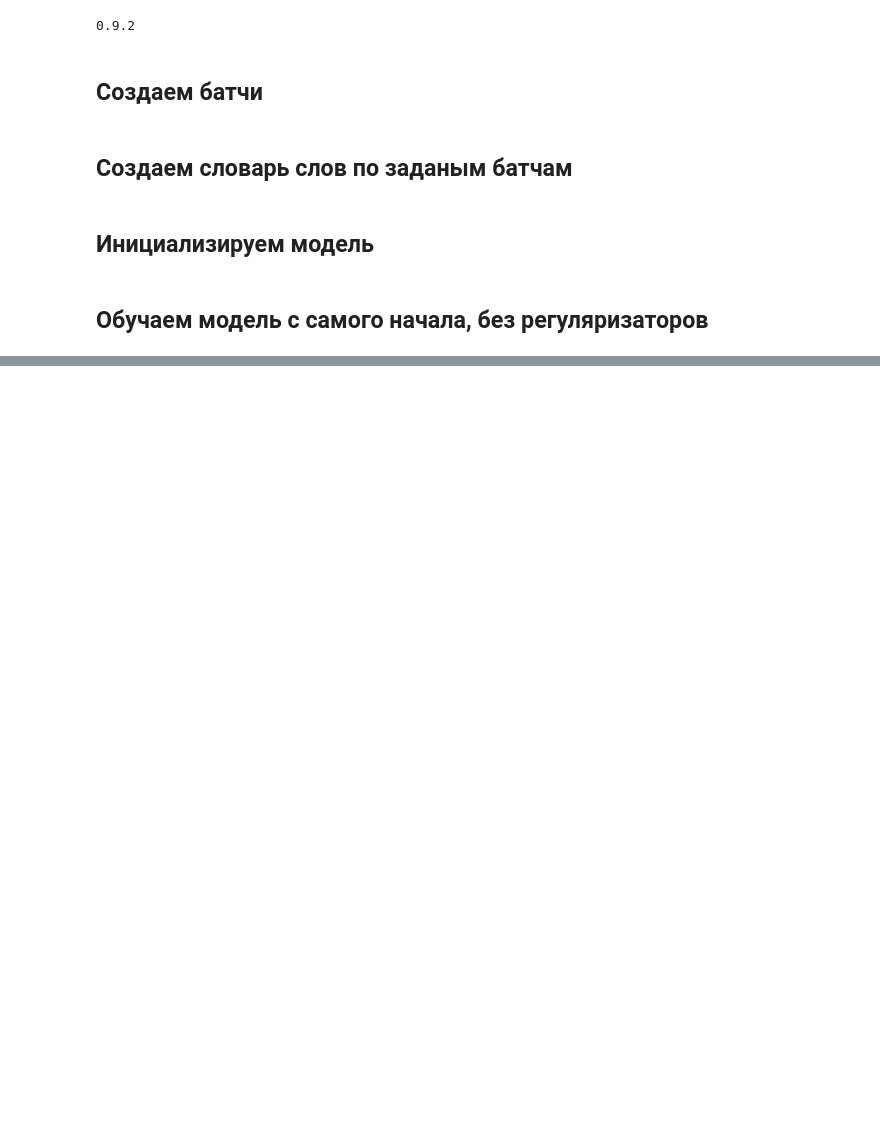
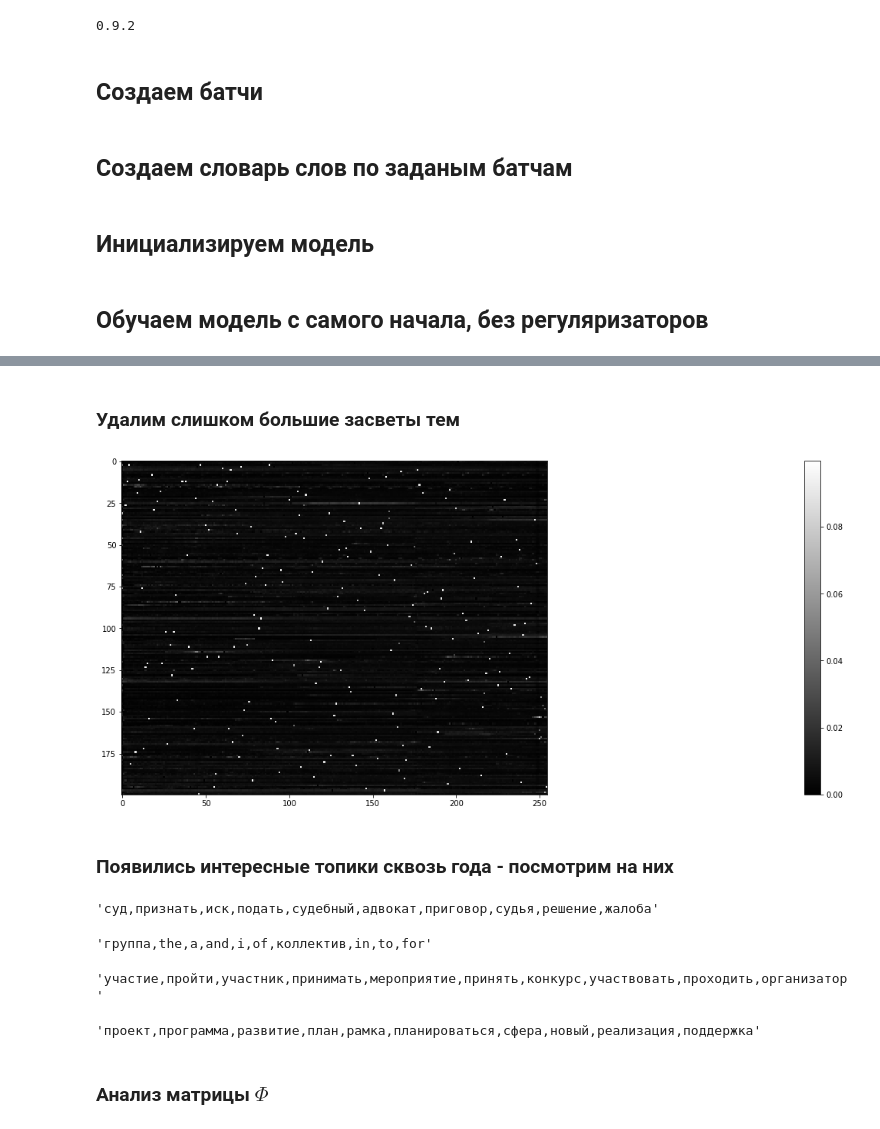
Before and after one commit to andriygav/MachineLearning, a Jupyter notebook: topicmodeling/main.ipynb, the cells around one changed output, grey strips where cells are left out. Saved outputs shown, nothing was run; the diff lists cells and outputs as text; code cells hidden in the pictures; blank space fills up the shorter version.

```diff
--- a/topicmodeling/main.ipynb
+++ b/topicmodeling/main.ipynb
@@ -469,0 +517,34 @@ plt.show()
+# %% [markdown]
+### Удалим слишком большие засветы тем
+# %%
+damage_mean_vectors = mean_vectors.copy()
+damage_mean_vectors[np.where(mean_vectors > 0.1)] = 0
+# %%
+fig = plt.figure(figsize=(120, 8))
+
+im = plt.imshow(damage_mean_vectors.T, cmap='gray')
+_ = fig.colorbar(im)
+
+plt.show()
+# %% [output]
+[figure, added]
+# %% [markdown]
+### Появились интересные топики сквозь года - посмотрим на них
+# %%
+','.join(top_tokens[model.topic_names[60]])
+# %% [output]
+'суд,признать,иск,подать,судебный,адвокат,приговор,судья,решение,жалоба'
+# %%
+','.join(top_tokens[model.topic_names[95]])
+# %% [output]
+'группа,the,a,and,i,of,коллектив,in,to,for'
+# %%
+','.join(top_tokens[model.topic_names[129]])
+# %% [output]
+'участие,пройти,участник,принимать,мероприятие,принять,конкурс,участвовать,проходить,организатор'
+# %%
+','.join(top_tokens[model.topic_names[198]])
+# %% [output]
+'проект,программа,развитие,план,рамка,планироваться,сфера,новый,реализация,поддержка'
+# %% [markdown]
+### Анализ матрицы $\Phi$
```
Also changed, not shown: parts of 61 cells of this notebook.
